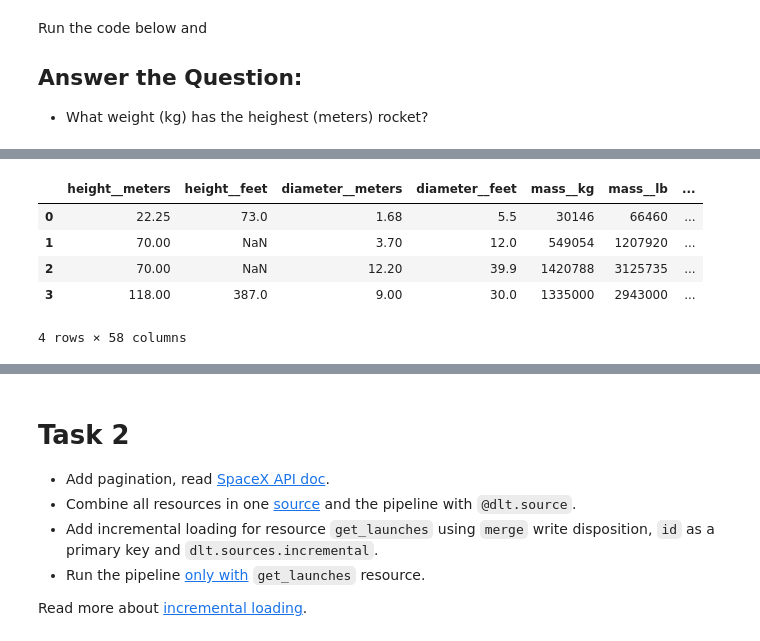
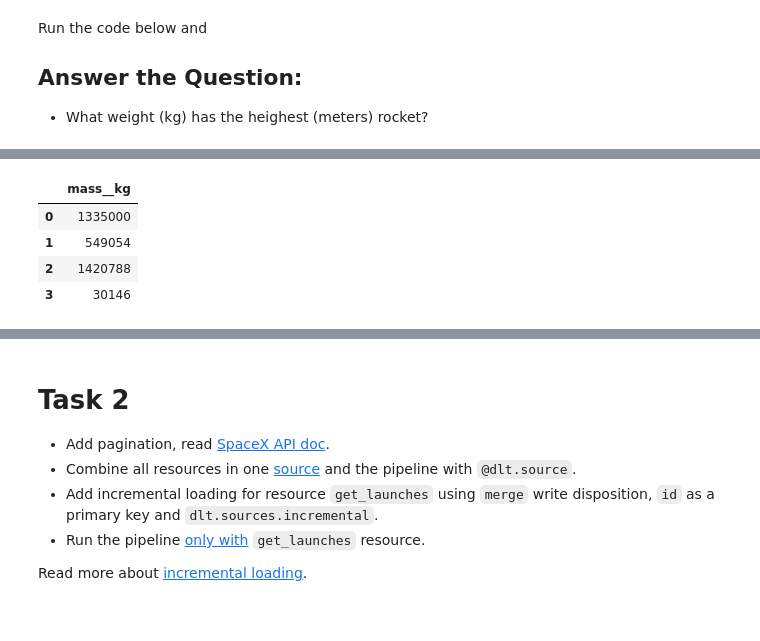
Before and after one commit to IraitzM/dlt_homeworks, a Jupyter notebook: Workshop_Part1_Homework.ipynb, the cells around one changed output, grey strips where cells are left out. Cells and saved outputs as stored; diff of their text form; code cells hidden in the pictures.

```diff
--- a/Workshop_Part1_Homework.ipynb
+++ b/Workshop_Part1_Homework.ipynb
@@ -130,6 +152,6 @@ data_table.enable_dataframe_formatter()
 # a database '<pipeline_name>.duckdb' was created in working directory so just connect to it
 conn = duckdb.connect(f"{pipeline.pipeline_name}.duckdb")
 conn.sql(f"SET search_path = '{pipeline.dataset_name}'")
-stats_table = conn.sql("SELECT * FROM rockets").df()
+stats_table = conn.sql("SELECT mass__kg FROM rockets ORDER BY height__meters DESC").df()
 display(stats_table)
 # %% [output]
@@ -137,6 +158,5 @@ Warning: Total number of columns (58) exceeds max_columns (20). Falling back to
-|  | height__meters | height__feet | diameter__meters | diameter__feet | mass__kg | mass__lb | ... |
-| 0 | 22.25 | 73.0 | 1.68 | 5.5 | 30146 | 66460 | ... |
-| 1 | 70.00 | NaN | 3.70 | 12.0 | 549054 | 1207920 | ... |
-| 2 | 70.00 | NaN | 12.20 | 39.9 | 1420788 | 3125735 | ... |
-| 3 | 118.00 | 387.0 | 9.00 | 30.0 | 1335000 | 2943000 | ... |
+|  | mass__kg |
+| 0 | 1335000 |
+| 1 | 549054 |
+| 2 | 1420788 |
+| 3 | 30146 |
-4 rows × 58 columns
```
Also changed, not shown: parts of 12 cells of this notebook.
